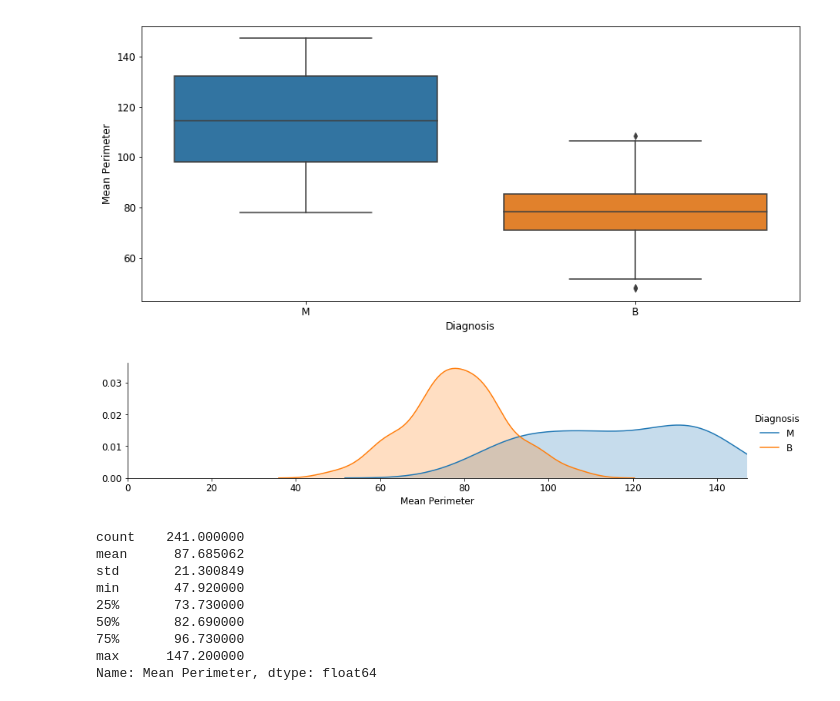
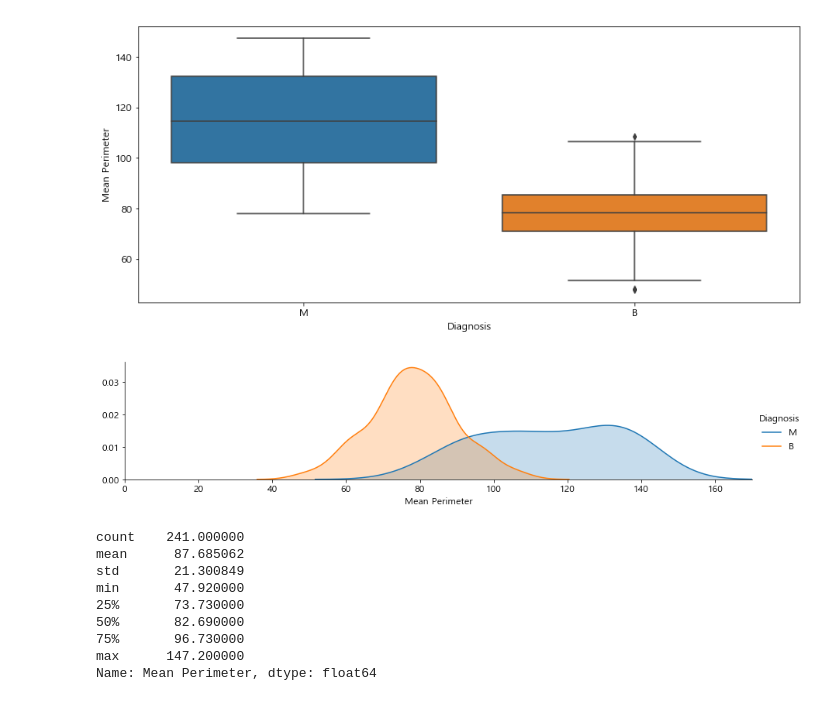
Before and after one commit to juseonjeong/pythonStudy_seon, a Jupyter notebook: py_study/Healthcare.ipynb, the cells around one changed output. Drawn from its saved outputs; the diff is of its cells as text; code cells hidden in the pictures.

```diff
--- a/py_study/Healthcare.ipynb
+++ b/py_study/Healthcare.ipynb
@@ -41,7 +44,8 @@
 import pandas as pd
 import numpy as np
 # %%
-cell_image = pd.read_csv("/home/pirl/Desktop/cell_img.csv")
+#cell_image = pd.read_csv("/home/pirl/Desktop/cell_img.csv")
+cell_image = pd.read_csv("C:/Users/admin/Desktop/B반_3조_헬스케어/cell_img.csv")
 cell_image.head()
 # %% [output]
 |  | Image ID | Diagnosis | Mean Radius | Mean Perimeter | Mean Area | Mean Texture | Mean Smoothness | ... |
@@ -124,12 +128,14 @@ sns.boxplot(data=cell_image,x='Diagnosis',y='Mean Perimeter')
 # %%
 meanperimeter = sns.FacetGrid(cell_image, hue="Diagnosis", aspect=4)
 meanperimeter.map(sns.kdeplot, 'Mean Perimeter', shade=True)
-meanperimeter.set(xlim=(0, cell_image['Mean Perimeter'].max()))
+meanperimeter.set(xlim=(0,170 ))
 meanperimeter.add_legend()
 
+#cell_image['Mean Perimeter'].max())
+
 plt.show()
 # %% [output]
-[figure, old version]
+[figure, new version]
 # %%
 cell_image['Mean Perimeter'].describe()
 # %% [output]
```
Also changed, not shown: parts of 164 cells of this notebook.
